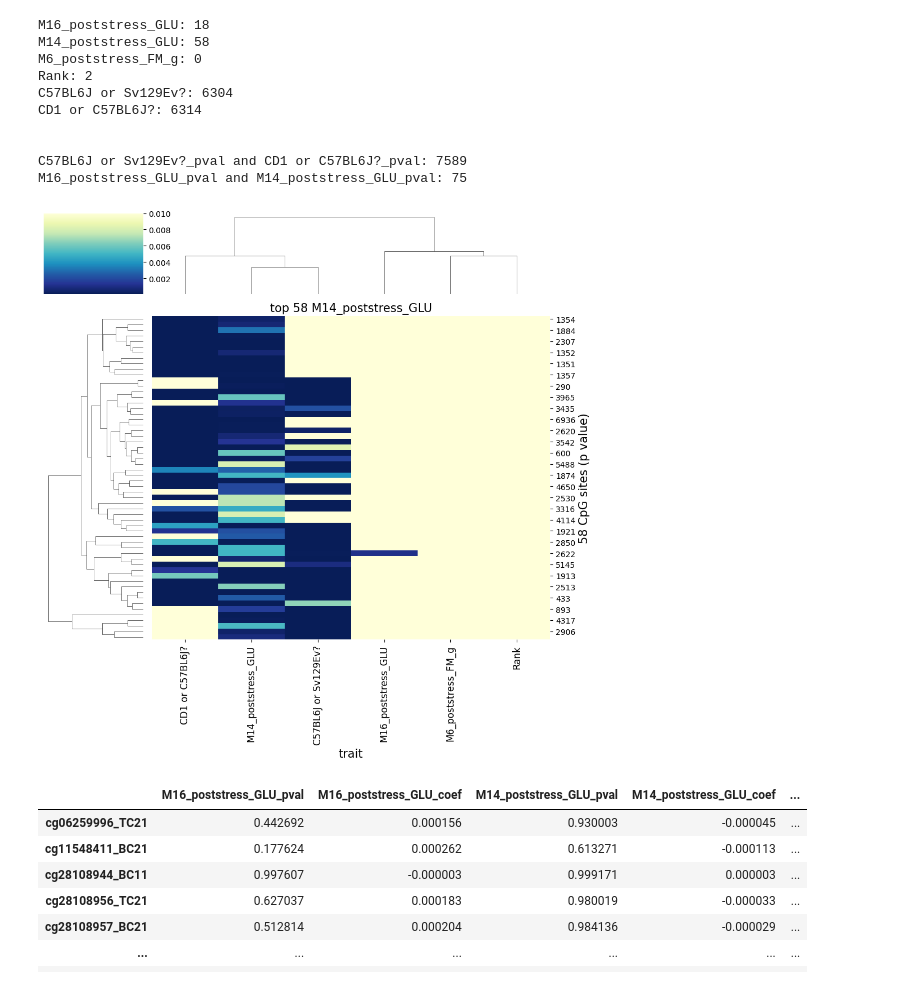
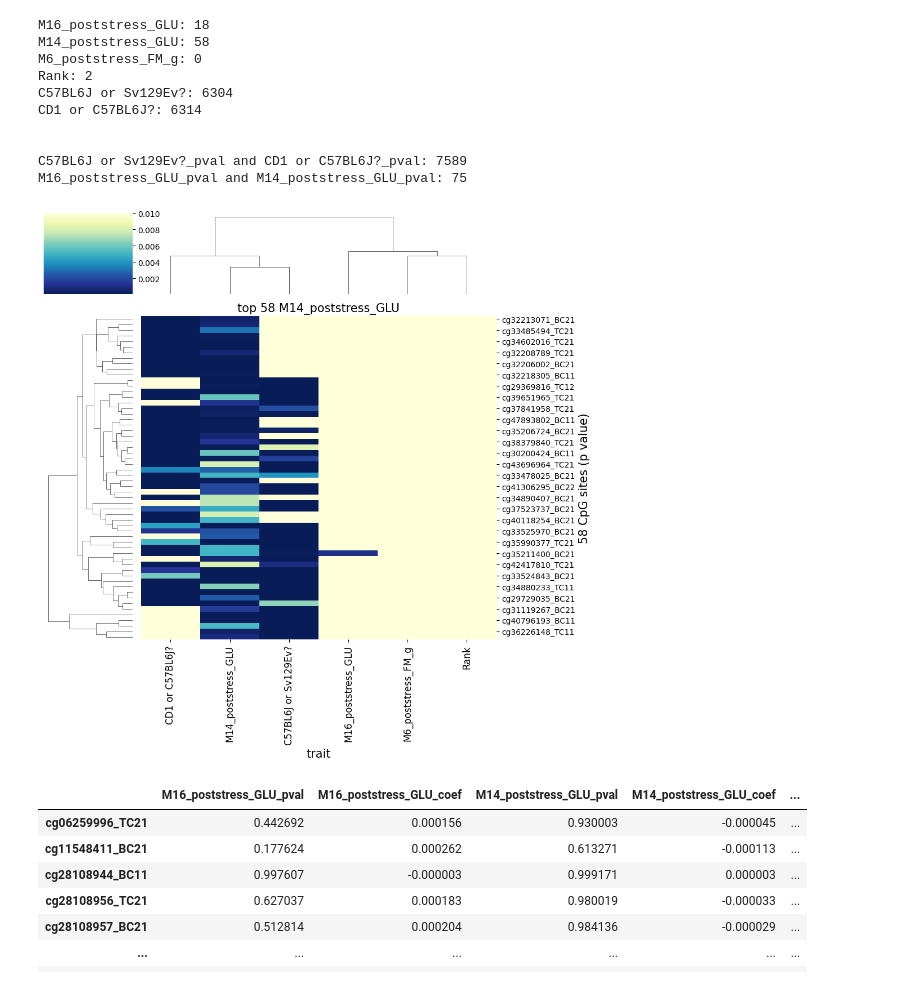
Before and after one commit to SamAndTheSun/CSS_healthspan_epigenetics, a Jupyter notebook: pseudoinverse_model.ipynb, the cells around one changed output. Drawn from its saved outputs; the diff is of its cells as text; code cells hidden in the pictures.

Commit message:
fixed y axis ticks for clusterplot

```diff
--- a/pseudoinverse_model.ipynb
+++ b/pseudoinverse_model.ipynb
@@ -117,17 +114,21 @@ CD1 or C57BL6J?: 6314
 C57BL6J or Sv129Ev?_pval and CD1 or C57BL6J?_pval: 7589
 M16_poststress_GLU_pval and M14_poststress_GLU_pval: 75
 # %%
-# generate a clustermap of significant probes for selected trait
+# generate a clustermap of significant probes the for selected trait (mm39)
 sig_df = insig_nan(probe_df)
 trait = 'M14_poststress_GLU_pval'
 
 temp = sig_df[trait].values
 temp = temp[~np.isnan(temp)]
 n_probes = len(temp)
 
-trait_cluster(trait_pvals, trait[:-5], n_probes);
+# add the probe names to the index
+temp_pval_df = pd.DataFrame(trait_pvals)
+temp_pval_df.index = trait_vals.index
+
+trait_cluster(temp_pval_df, trait[:-5], n_probes);
 # %% [output]
-[figure, old version]
+[figure, new version]
 # %%
 # find gene associations of probes via GREAT
 
```
Also changed, not shown: parts of 2 cells of this notebook, 2 other files.
